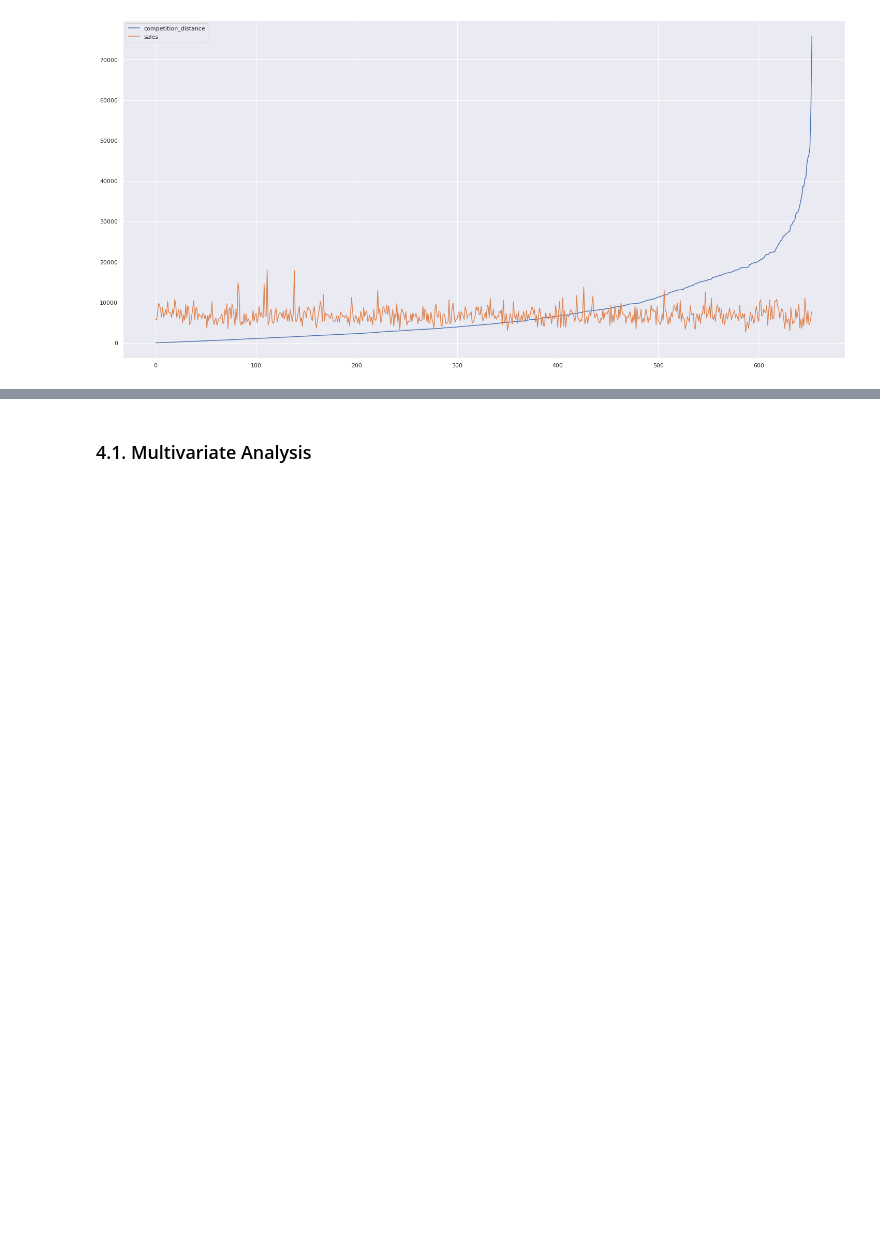
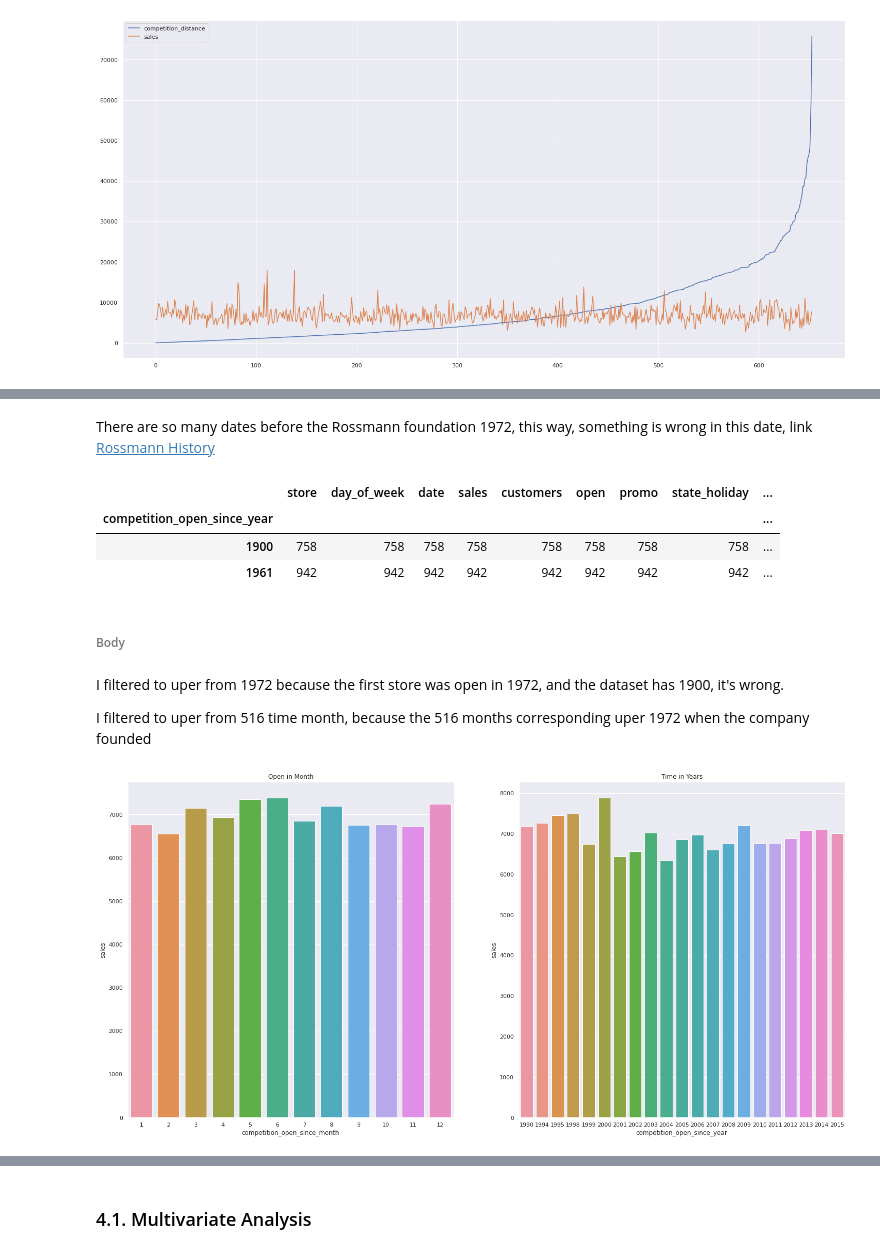
Before and after one commit to diegopmayer/rossman_sales_forecast, a Jupyter notebook: exploratory_data_analysis.ipynb, the cells around one changed output, grey strips where cells are left out. Saved outputs shown, nothing was run; the diff lists cells and outputs as text; code cells hidden in the pictures; blank space fills up the shorter version.

```diff
--- a/exploratory_data_analysis.ipynb
+++ b/exploratory_data_analysis.ipynb
@@ -831,0 +853,27 @@ com_dist_mean[com_dist_mean['competition_distance'] < 80000].plot();
+# %% [markdown]
+There are so many dates before the Rossmann foundation 1972, this way, something is wrong in this date, link <a href="https://www.rossmann.de/unternehmen/ueber-uns.html">Rossmann History</a>
+# %%
+df1[df1['competition_open_since_year'] < 1972].groupby('competition_open_since_year').count()
+# %% [output]
+|  | store | day_of_week | date | sales | customers | open | promo | state_holiday | ... |
+| competition_open_since_year |  |  |  |  |  |  |  |  | ... |
+| 1900 | 758 | 758 | 758 | 758 | 758 | 758 | 758 | 758 | ... |
+| 1961 | 942 | 942 | 942 | 942 | 942 | 942 | 942 | 942 | ... |
+# %% [markdown]
+###### Body
+# %% [markdown]
+<p>I filtered to uper from 1972 because the first store was open in 1972, and the dataset has 1900, it's wrong.</p>
+<p>I filtered to uper from 516 time month, because the 516 months corresponding uper 1972 when the company founded</p>
+# %%
+plt.subplot(1,2,1)
+plt.title('Open in Month')
+aux_month = df4[['competition_open_since_month', 'sales']].groupby('competition_open_since_month').mean().reset_index()
+sns.barplot(x='competition_open_since_month', y='sales', data=aux_month);
+
+plt.subplot(1,2,2)
+plt.title('Time in Years')
+aux_year_1972 = df4[['competition_open_since_year', 'sales']][df4['competition_open_since_year'] >= 1972]
+aux_year_1972 = aux_year_1972[['competition_open_since_year', 'sales']].groupby('competition_open_since_year').mean().reset_index()
+sns.barplot(x='competition_open_since_year', y='sales', data=aux_year_1972);
+# %% [output]
+[figure, added]
```
Also changed, not shown: parts of 15 cells of this notebook.
